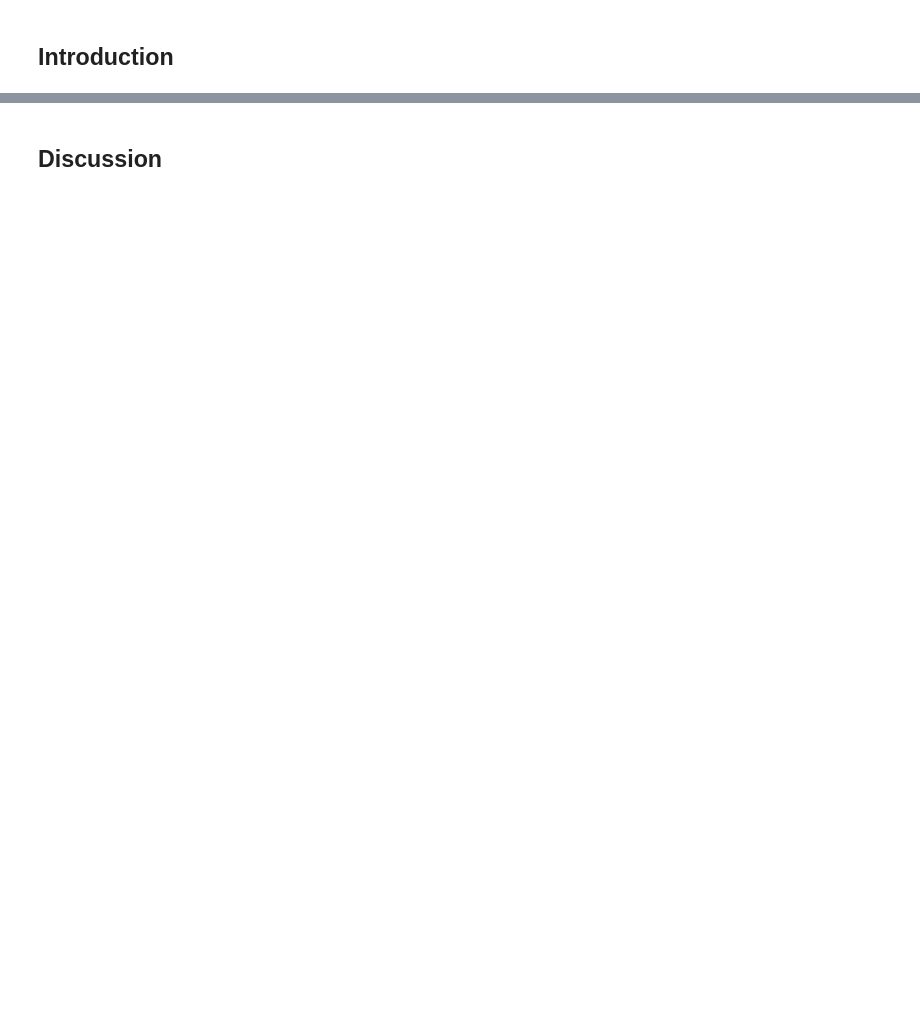
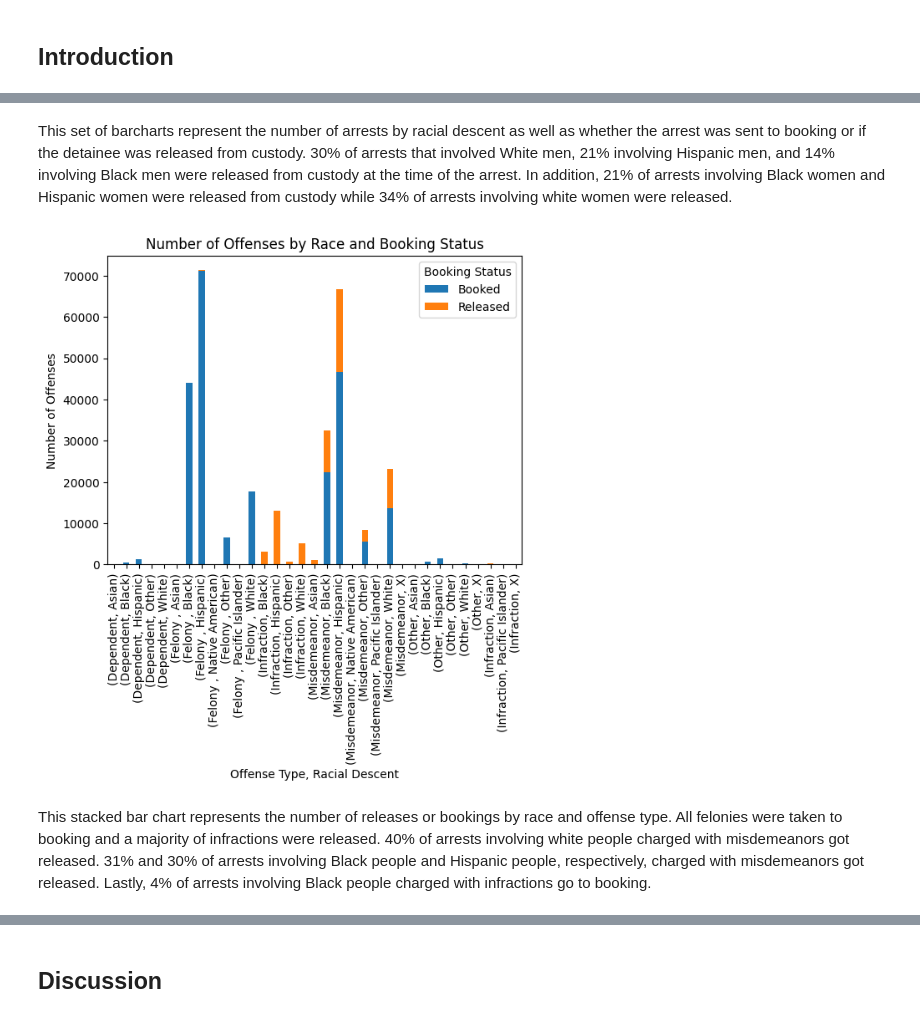
Before and after one commit to brycej0nes/Bryce-s-Repo, a Jupyter notebook: Final_Project.ipynb, the cells around one changed output, grey strips where cells are left out. Drawn from its saved outputs; the diff is of its cells as text; code cells hidden in the pictures; blank space fills up the shorter version.

```diff
--- a/Final_Project.ipynb
+++ b/Final_Project.ipynb
@@ -6,0 +166,19 @@
+# %% [markdown]
+This set of barcharts represent the number of arrests by racial descent as well as whether the arrest was sent to booking or if the detainee was released from custody. 30% of arrests that involved White men, 21% involving Hispanic men, and 14% involving Black men were released from custody at the time of the arrest. In addition, 21% of arrests involving Black women and Hispanic women were released from custody while 34% of arrests involving white women were released.
+# %%
+grouped = data.groupby(['Type', 'Offense', 'Descent']).size().unstack(level=[1, 2], fill_value=0)
+bookings = grouped.loc['BOOKED']
+
+releases =  grouped.loc['RELEASED']
+combined = pd.concat([bookings, releases], axis=1, keys=['Booked', 'Released'])
+
+combined.plot(kind='bar', stacked=True)
+plt.title('Number of Offenses by Race and Booking Status')
+plt.xlabel('Offense Type, Racial Descent')
+plt.ylabel('Number of Offenses')
+plt.legend(title='Booking Status')
+plt.show()
+# %% [output]
+[figure, added]
+# %% [markdown]
+This stacked bar chart represents the number of releases or bookings by race and offense type. All felonies were taken to booking and a majority of infractions were released. 40% of arrests involving white people charged with misdemeanors got released. 31% and 30% of arrests involving Black people and Hispanic people, respectively, charged with misdemeanors got released. Lastly, 4% of arrests involving Black people charged with infractions go to booking.
```
Also changed, not shown: parts of 26 cells of this notebook, 2 other files.
